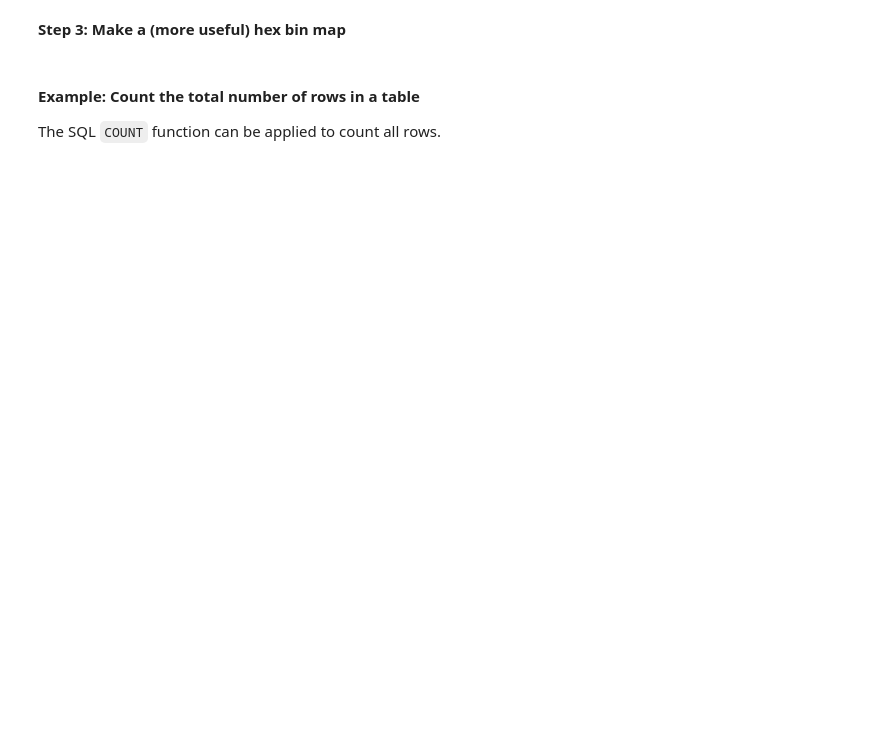
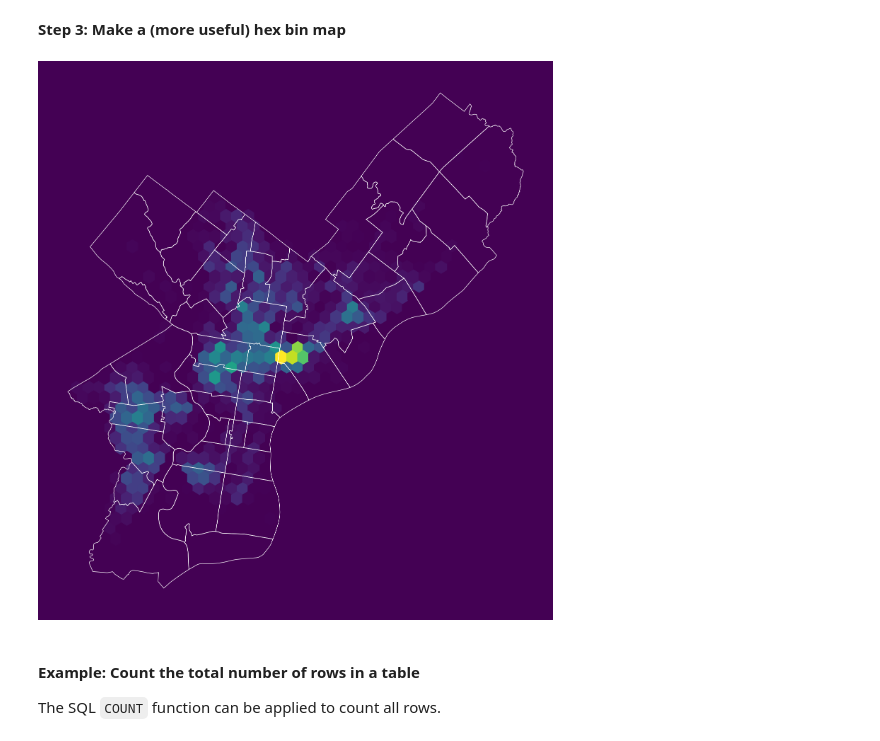
Before and after one commit to MUSA-550-Fall-2023/musa-550-fall-2023.github.io, a Jupyter notebook: content/week-7/lecture-7A.ipynb, the cells around one changed output. Cells and saved outputs as stored; diff of their text form; code cells hidden in the pictures; blank space fills up the shorter version.

```diff
--- a/content/week-7/lecture-7A.ipynb
+++ b/content/week-7/lecture-7A.ipynb
@@ -282,21 +285,22 @@ NameError: name 'zip_codes' is not defined
 # %% [markdown]
 **Step 3: Make a (more useful) hex bin map**
 # %%
-# initialize the axes
-fig, ax = plt.subplots(figsize=(10, 10), facecolor=plt.get_cmap('viridis')(0))
+# Initialize the axes
+fig, ax = plt.subplots(figsize=(10, 10), facecolor=plt.get_cmap("viridis")(0))
 
-# convert to Web Mercator and plot the hexbins
+# Convert to Web Mercator and plot the hexbins
 x = shootings.geometry.x
 y = shootings.geometry.y
-ax.hexbin(x, y, gridsize=40, mincnt=1, cmap='viridis')
+ax.hexbin(x, y, gridsize=40, mincnt=1, cmap="viridis")
 
-# overlay the ZIP codes
-zip_codes.to_crs(epsg=3857).plot(ax=ax,
-                                 facecolor='none',
-                                 linewidth=0.5,
-                                 edgecolor='white')
+# overlay the city limits
+zip_codes.to_crs(epsg=3857).plot(
+    ax=ax, facecolor="none", linewidth=0.5, edgecolor="white"
+)
 
 ax.set_axis_off()
+# %% [output]
+[figure, added]
 # %% [markdown]
 #### Example: Count the total number of rows in a table
 
```
Also changed, not shown: parts of 175 cells of this notebook, 32 other files.
